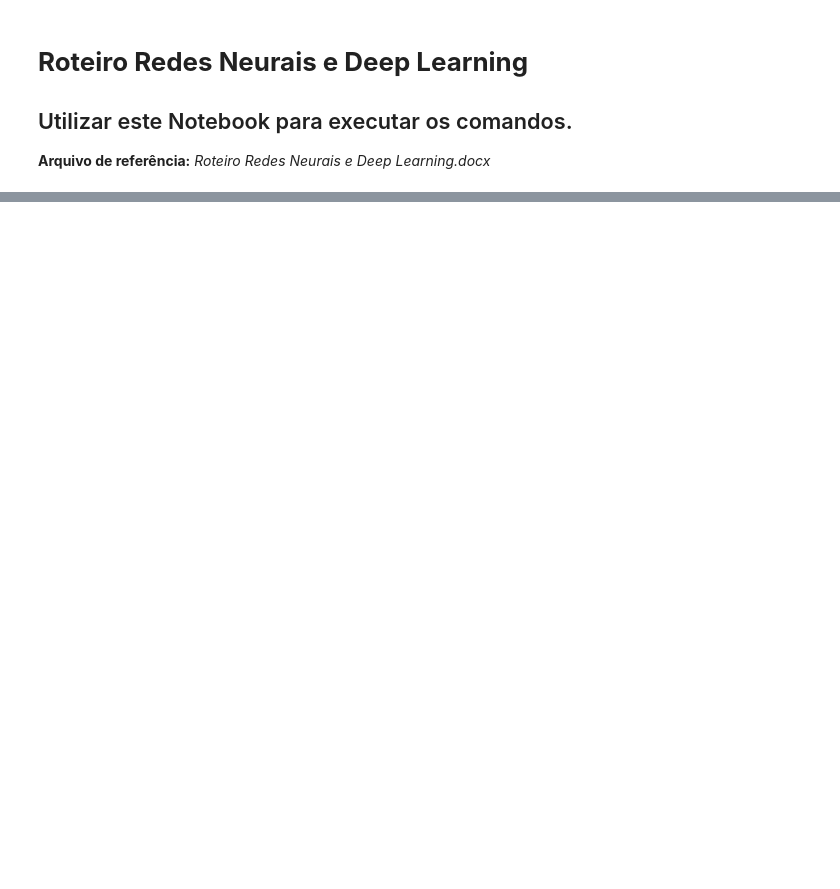
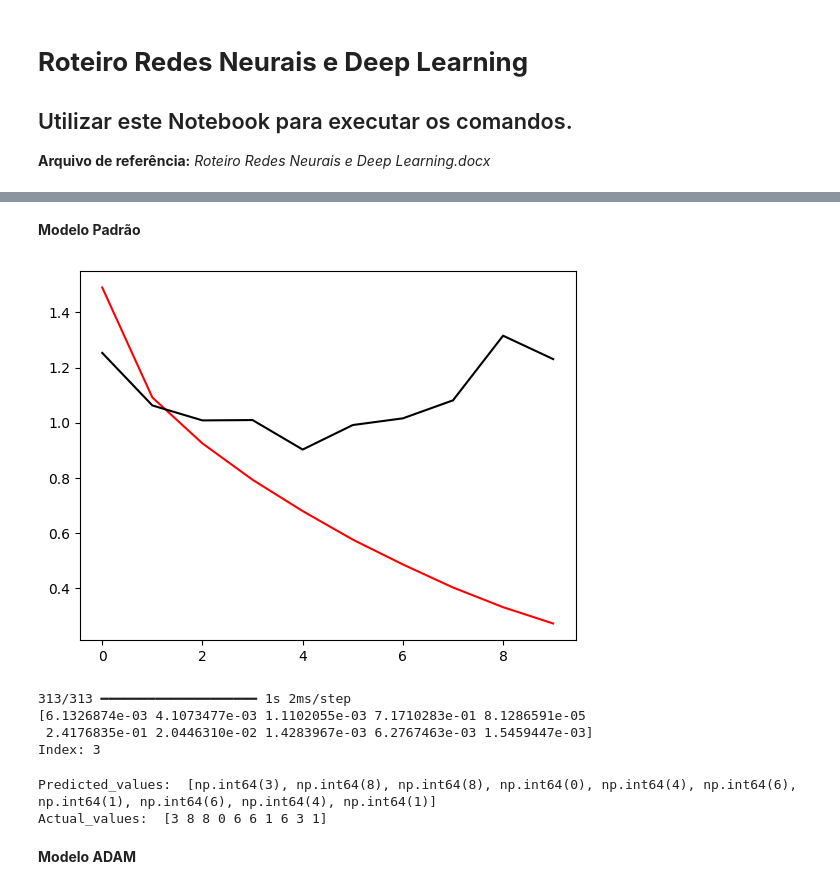
Before and after one commit to renanteod/GCollab, a Jupyter notebook: roteiro02-2.ipynb, the cells around one changed output, grey strips where cells are left out. Cells and saved outputs as stored; diff of their text form; code cells hidden in the pictures; blank space fills up the shorter version.

```diff
--- a/roteiro02-2.ipynb
+++ b/roteiro02-2.ipynb
@@ -248,0 +48,20 @@ plt.show()
+# %%
+model=Sequential()
+model.add(Conv2D(32, (3,3), activation='relu', input_shape=(32,32,3)))
+model.add(MaxPool2D(2,2))
+model.add(Dropout(0.3))
+model.add(Conv2D(100, (3,3), activation='relu'))
+model.add(Conv2D(100, (3,3), activation='relu'))
+model.add(MaxPool2D(2,2))
+model.add(Dropout(0.3))
+model.add(Flatten())
+model.add(Dense(128, activation='relu'))
+model.add(Dropout(0.3))
+model.add(Dense(128, activation='relu'))
+model.add(Dense(10, activation='softmax'))
+# %%
+model.compile(optimizer='SGD', #rmsprop, adam , SGD
+              loss='sparse_categorical_crossentropy',
+              metrics=['accuracy'],)
+# %%
+progresso = model.fit(x_train, y_train, epochs=100, validation_split=0.1)
@@ -248,0 +91,26 @@ plt.show()
+# %% [markdown]
+**Modelo Padrão**
+# %%
+plt.plot(progresso.history['loss'], color='red')
+plt.plot(progresso.history['val_loss'], color='black')
+plt.show()
+# %% [output]
+[figure, added]
+# %%
+pred = model.predict(x_test)
+print(pred[0])
+print('Index:', np.argmax(pred[0]))
+# %% [output]
+313/313 ━━━━━━━━━━━━━━━━━━━━ 1s 2ms/step
+[6.1326874e-03 4.1073477e-03 1.1102055e-03 7.1710283e-01 8.1286591e-05
+ 2.4176835e-01 2.0446310e-02 1.4283967e-03 6.2767463e-03 1.5459447e-03]
+Index: 3
+# %%
+y_classes = [np.argmax(element) for element in pred]
+print('Predicted_values: ', y_classes[:10])
+print('Actual_values: ', y_test[:10])
+# %% [output]
+Predicted_values:  [np.int64(3), np.int64(8), np.int64(8), np.int64(0), np.int64(4), np.int64(6), np.int64(1), np.int64(6), np.int64(4), np.int64(1)]
+Actual_values:  [3 8 8 0 6 6 1 6 3 1]
+# %% [markdown]
+**Modelo ADAM**
```
Also changed, not shown: parts of 46 cells of this notebook.
